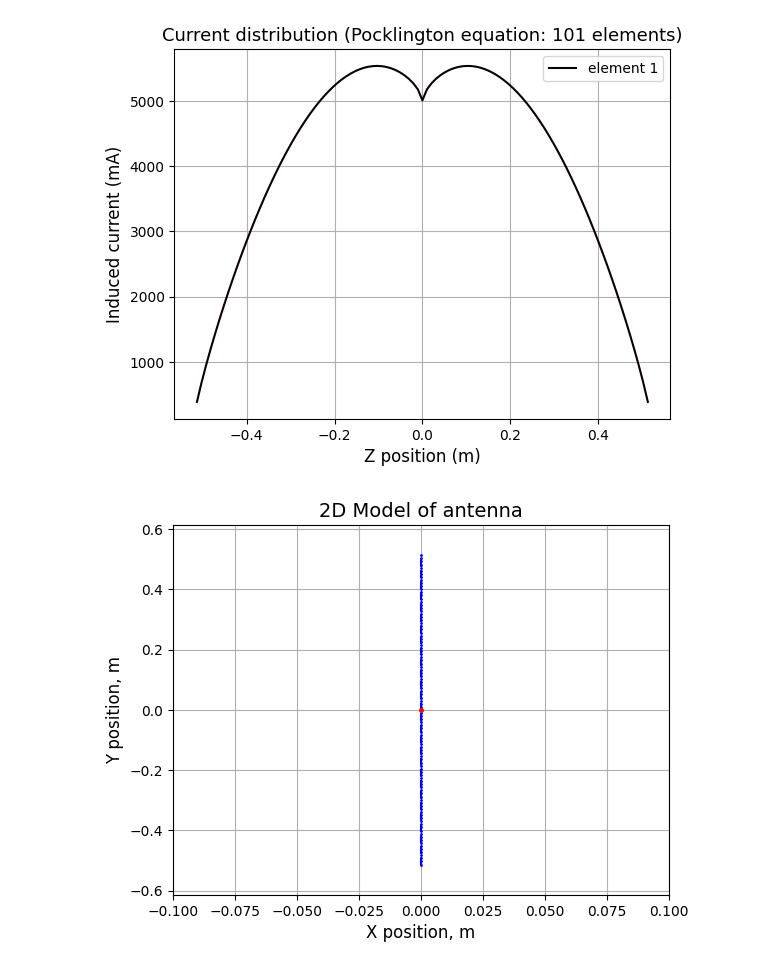
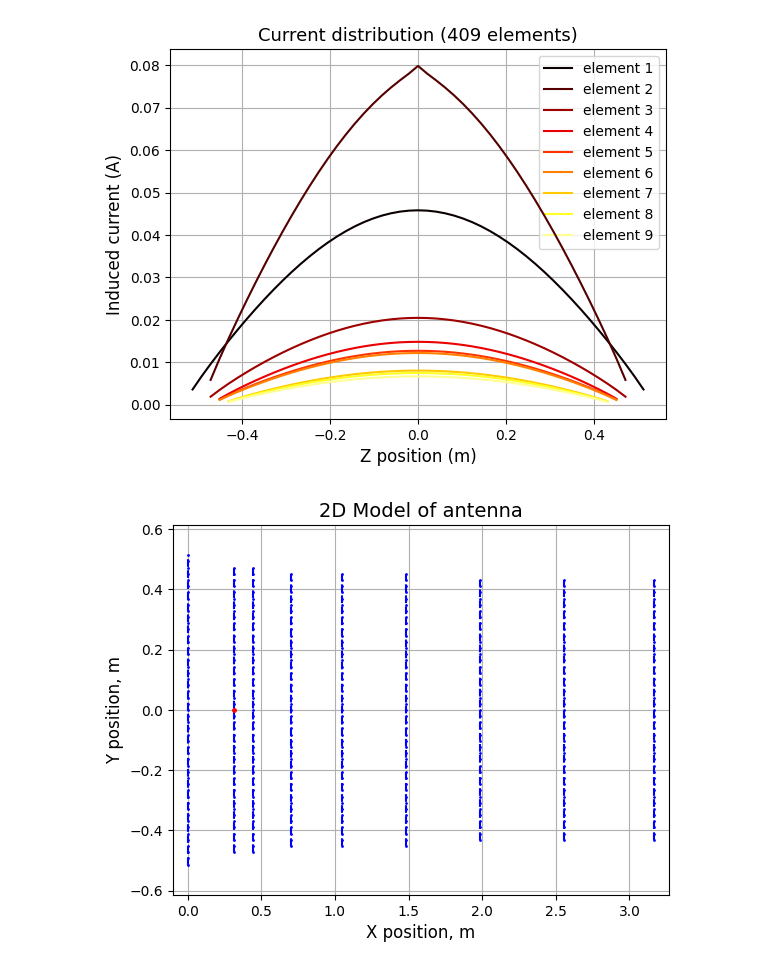
Before and after one commit to Sh4DowBurn/Method-of-Moments-for-antennas, a Jupyter notebook: Arbitrary_orientired_optimization/test1.ipynb, the cells around one changed output. Cells and saved outputs as stored; diff of their text form; code cells hidden in the pictures.

```diff
--- a/Arbitrary_orientired_optimization/test1.ipynb
+++ b/Arbitrary_orientired_optimization/test1.ipynb
@@ -18,8 +18,12 @@ class antenna:
         self.source_position = source_position
         self.radius = radius
 
-test = antenna(np.array([[0.0, 0.0]]), np.array([np.pi/2]), np.array([light_speed / frequency / 2]), np.array([[0.0,0.0]]), np.array([3.175e-3]))
-delta_r = light_speed / frequency / 2e2
+delta_r = light_speed / frequency / 1e2
+test = antenna(np.array([[0.0, 0.0], [0.312, 0.0], [0.447, 0.0], [0.699, 0.0], [1.050,0.0],[1.482,0.0],[1.986,0.0],[2.553,0.0],[3.168,0.0]]),
+               np.array([np.pi/2,np.pi/2,np.pi/2,np.pi/2,np.pi/2,np.pi/2,np.pi/2,np.pi/2, np.pi/2]),
+               np.array([1.038,0.955,0.956,0.932,0.916,0.906,0.897,0.891,0.887]),
+               np.array([[0.312, 0.0]]),
+               np.array([3.175e-3,3.175e-3,3.175e-3,3.175e-3,3.175e-3,3.175e-3,3.175e-3,3.175e-3,3.175e-3]))
 # %%
 import matrix_elements as calc
 import geometry as gm
@@ -41,26 +45,26 @@ for i in range (len(cum_n)-1):
 # %%
 import matplotlib.pyplot as plt
 import numpy as np
 import colormaps as cmaps
 from matplotlib import colormaps as plt_cmaps
 import plotly.graph_objects as go
 
 def plot_together (R_block, element_currents) :
     cmap = plt_cmaps['hot']
     for i in range (len(R_block)):
-        plt.plot(R_block[i][:,1], np.abs(element_currents[i])*1000, zorder = np.inf, label = f'element {1+i}', color = cmap((i)/len(R_block)))
+        plt.plot(R_block[i][:,1], np.abs(element_currents[i]), zorder = np.inf, label = f'element {1+i}', color = cmap((i)/len(R_block)))
 
-    plt.title(f"Current distribution (Pocklington equation: {sum(len(element_currents[i]) for i in range(len(element_currents)))} elements)", size = 13)
-    plt.ylabel("Induced current (mA)", size = 12)
+    plt.title(f"Current distribution ({sum(len(element_currents[i]) for i in range(len(element_currents)))} elements)", size = 13)
+    plt.ylabel("Induced current (A)", size = 12)
     plt.xlabel("Z position (m)", size = 12)
     plt.grid(zorder = 0)
     plt.legend()
 plot_together(R_block=R_block, element_currents=current_block)
 # %% [output]
-[figure, old version]
+[figure, new version]
 # %%
 import geometry as gm
 R_block, R = gm.calculate_positions(antenna=test, delta_r=delta_r)
 gm.plot_antenna(R_block=R_block, R=R, antenna=test, delta_r=delta_r)
 # %% [output]
-[figure, old version]
+[figure, new version]
```
Also changed, not shown: 3 other files.
